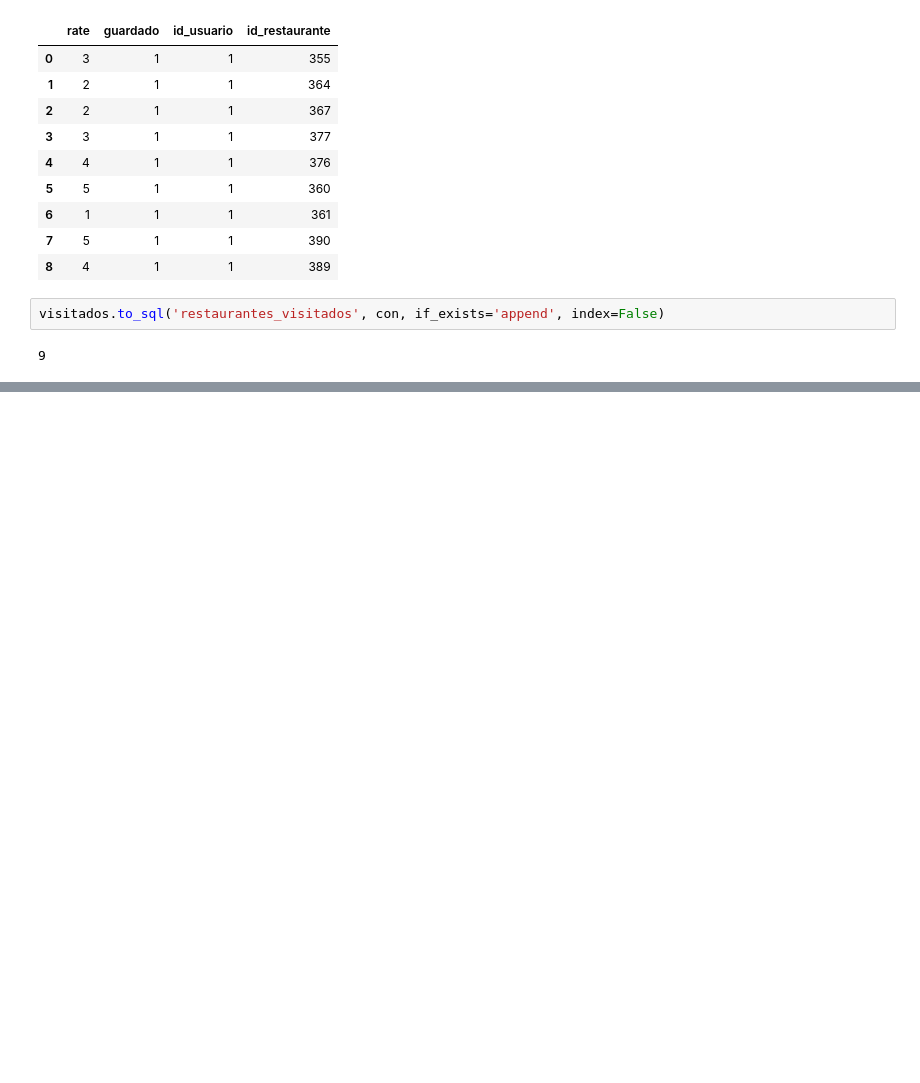
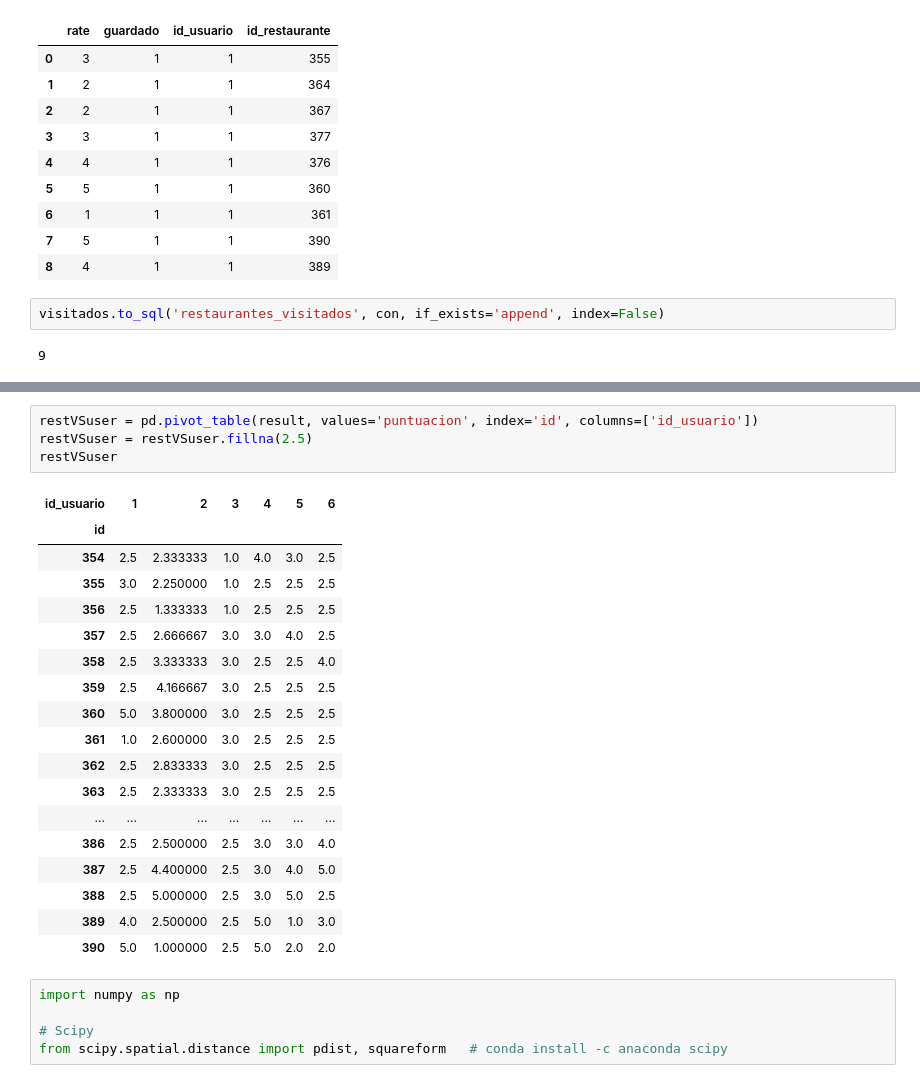
Before and after one commit to pedroConsuegraMateo/ProyectoLunaRossa_ih, a Jupyter notebook: db/notebooks/posting_mockup_data.ipynb, the cells around one changed output, grey strips where cells are left out. Saved outputs shown, nothing was run; the diff lists cells and outputs as text; blank space fills up the shorter version.

```diff
--- a/db/notebooks/posting_mockup_data.ipynb
+++ b/db/notebooks/posting_mockup_data.ipynb
@@ -112,0 +136,28 @@ visitados.to_sql('restaurantes_visitados', con, if_exists='append', index=False)
+# %%
+restVSuser = pd.pivot_table(result, values='puntuacion', index='id', columns=['id_usuario'])
+restVSuser = restVSuser.fillna(2.5)
+restVSuser
+# %% [output]
+| id_usuario | 1 | 2 | 3 | 4 | 5 | 6 |
+| id |  |  |  |  |  |  |
+| 354 | 2.5 | 2.333333 | 1.0 | 4.0 | 3.0 | 2.5 |
+| 355 | 3.0 | 2.250000 | 1.0 | 2.5 | 2.5 | 2.5 |
+| 356 | 2.5 | 1.333333 | 1.0 | 2.5 | 2.5 | 2.5 |
+| 357 | 2.5 | 2.666667 | 3.0 | 3.0 | 4.0 | 2.5 |
+| 358 | 2.5 | 3.333333 | 3.0 | 2.5 | 2.5 | 4.0 |
+| 359 | 2.5 | 4.166667 | 3.0 | 2.5 | 2.5 | 2.5 |
+| 360 | 5.0 | 3.800000 | 3.0 | 2.5 | 2.5 | 2.5 |
+| 361 | 1.0 | 2.600000 | 3.0 | 2.5 | 2.5 | 2.5 |
+| 362 | 2.5 | 2.833333 | 3.0 | 2.5 | 2.5 | 2.5 |
+| 363 | 2.5 | 2.333333 | 3.0 | 2.5 | 2.5 | 2.5 |
+| ... | ... | ... | ... | ... | ... | ... |
+| 386 | 2.5 | 2.500000 | 2.5 | 3.0 | 3.0 | 4.0 |
+| 387 | 2.5 | 4.400000 | 2.5 | 3.0 | 4.0 | 5.0 |
+| 388 | 2.5 | 5.000000 | 2.5 | 3.0 | 5.0 | 2.5 |
+| 389 | 4.0 | 2.500000 | 2.5 | 5.0 | 1.0 | 3.0 |
+| 390 | 5.0 | 1.000000 | 2.5 | 5.0 | 2.0 | 2.0 |
+# %%
+import numpy as np
+
+# Scipy
+from scipy.spatial.distance import pdist, squareform   # conda install -c anaconda scipy
```
Also changed, not shown: parts of 11 cells of this notebook, 28 other files.
